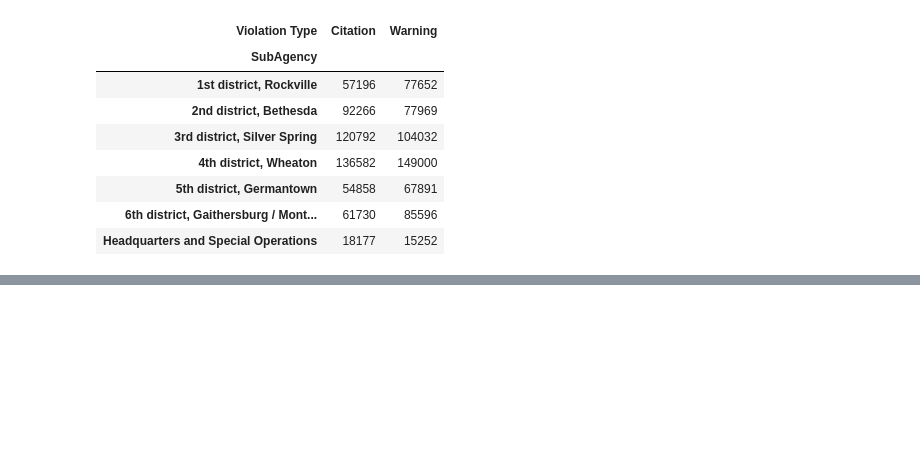
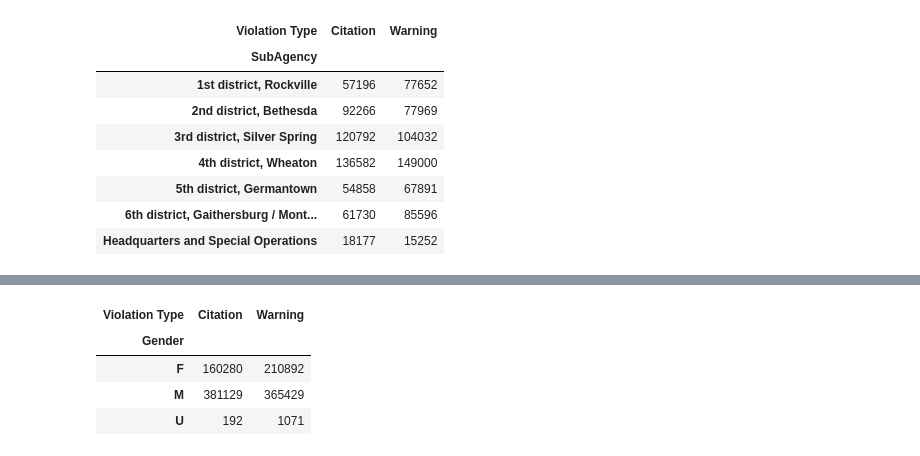
Before and after one commit to Yilalu/CMSC320project, a Jupyter notebook: CMSC320_Final_Project.ipynb, the cells around one changed output, grey strips where cells are left out. Drawn from its saved outputs; the diff is of its cells as text; code cells hidden in the pictures; blank space fills up the shorter version.

```diff
--- a/CMSC320_Final_Project.ipynb
+++ b/CMSC320_Final_Project.ipynb
@@ -358,0 +371,9 @@ contingency_table
+# %%
+contingency_table = pd.crosstab(traffic_violations_df['Gender'], traffic_violations_df['Violation Type'])
+contingency_table
+# %% [output]
+| Violation Type | Citation | Warning |
+| Gender |  |  |
+| F | 160280 | 210892 |
+| M | 381129 | 365429 |
+| U | 192 | 1071 |
```
Also changed, not shown: parts of 6 cells of this notebook.
